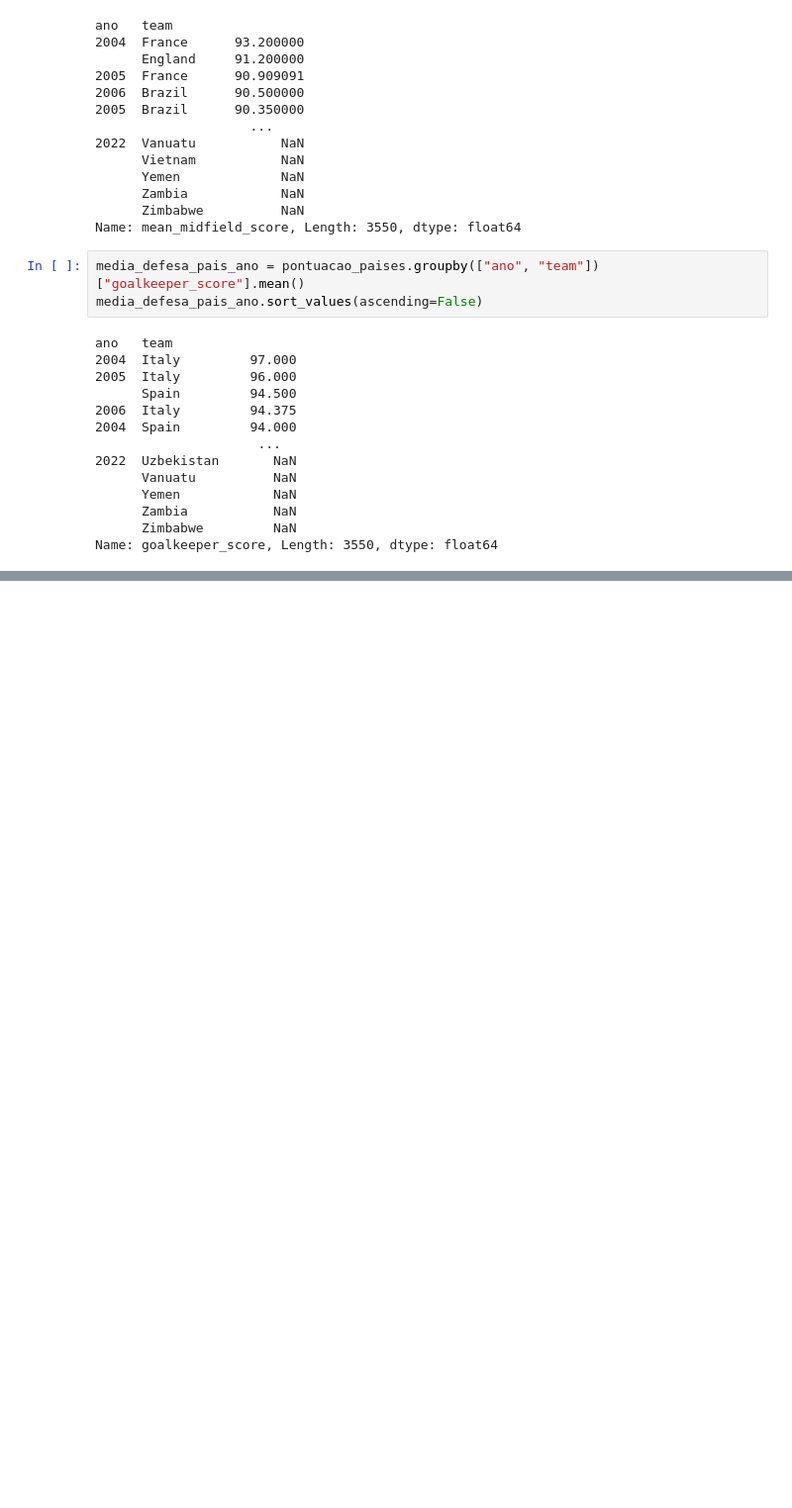
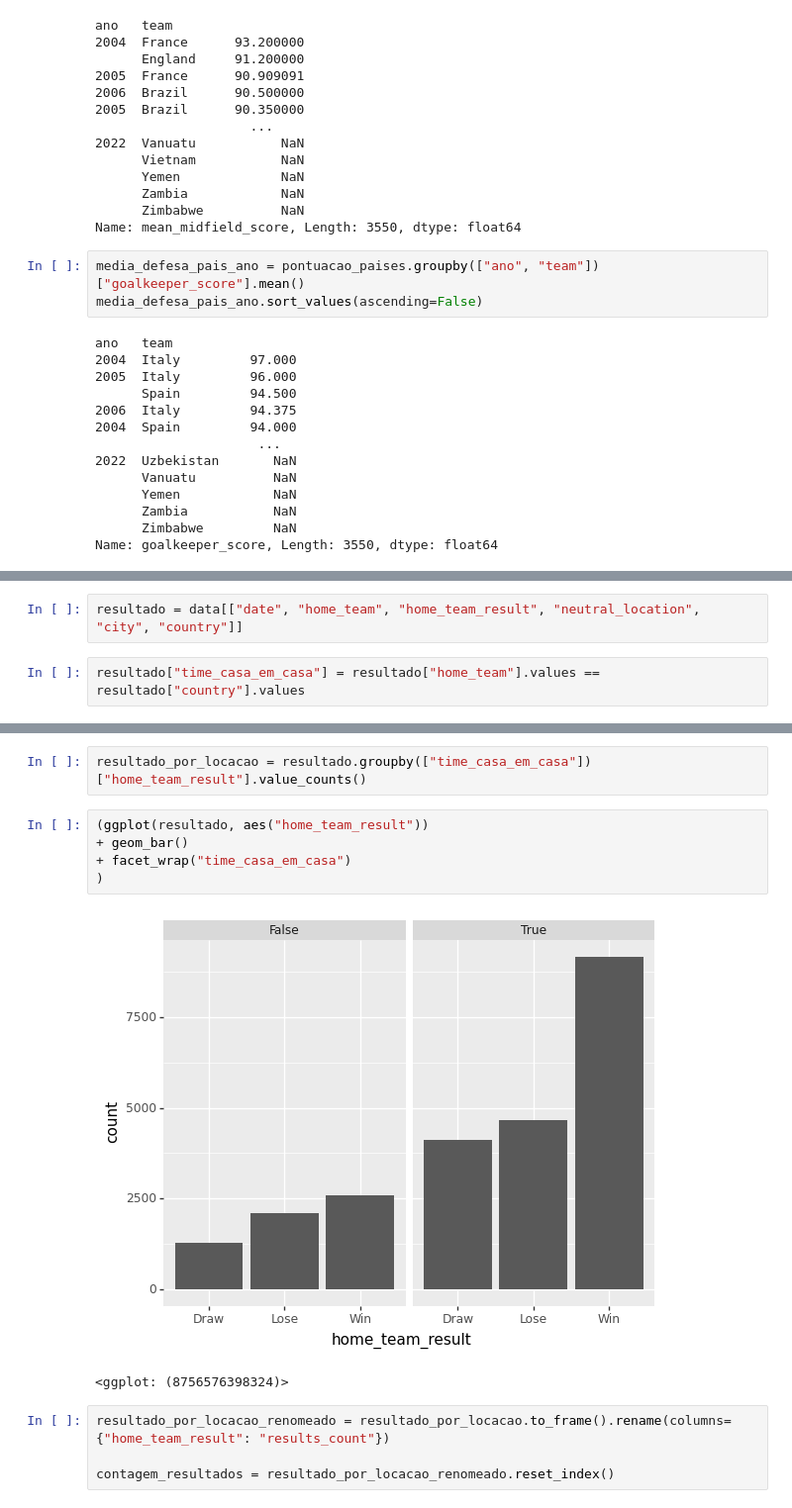
Before and after one commit to FelipeFLopes/fifa_matches_analysis, a Jupyter notebook: analise.ipynb, the cells around one changed output, grey strips where cells are left out. Shown at 99% size. Saved outputs shown, nothing was run; the diff lists cells and outputs as text; blank space fills up the shorter version.

Commit message:
feat: Add analysis to see if there is an advantage for home team playing in their field

```diff
--- a/analise.ipynb
+++ b/analise.ipynb
@@ -207,0 +210,4 @@ Name: goalkeeper_score, Length: 3550, dtype: float64
+# %%
+resultado = data[["date", "home_team", "home_team_result", "neutral_location", "city", "country"]]
+# %%
+resultado["time_casa_em_casa"] = resultado["home_team"].values == resultado["country"].values
@@ -207,0 +235,14 @@ Name: goalkeeper_score, Length: 3550, dtype: float64
+# %%
+resultado_por_locacao = resultado.groupby(["time_casa_em_casa"])["home_team_result"].value_counts()
+# %%
+(ggplot(resultado, aes("home_team_result"))
++ geom_bar()
++ facet_wrap("time_casa_em_casa")
+)
+# %% [output]
+[figure, added]
+<ggplot: (8756576398324)>
+# %%
+resultado_por_locacao_renomeado = resultado_por_locacao.to_frame().rename(columns={"home_team_result": "results_count"})
+
+contagem_resultados = resultado_por_locacao_renomeado.reset_index()
```
Also changed, not shown: parts of 12 cells of this notebook.
